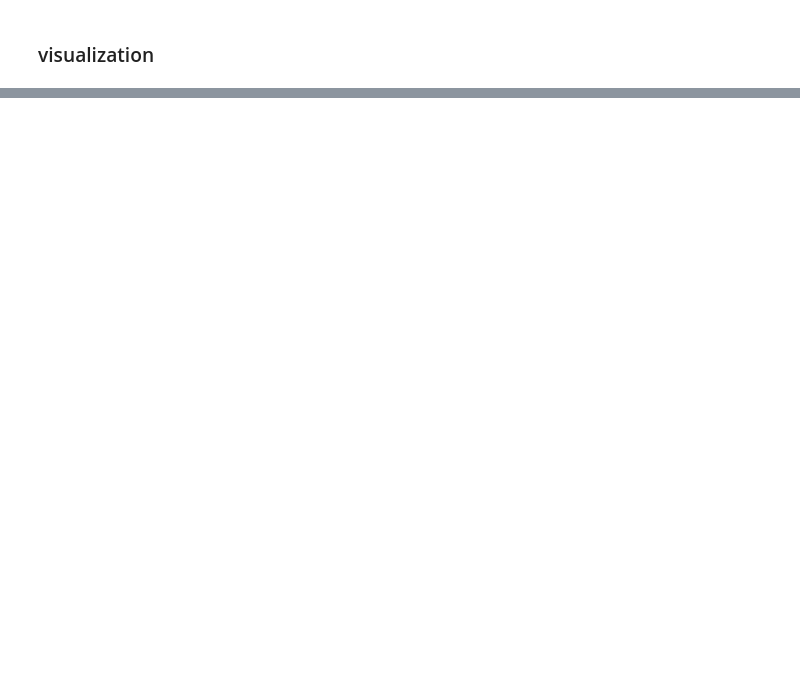
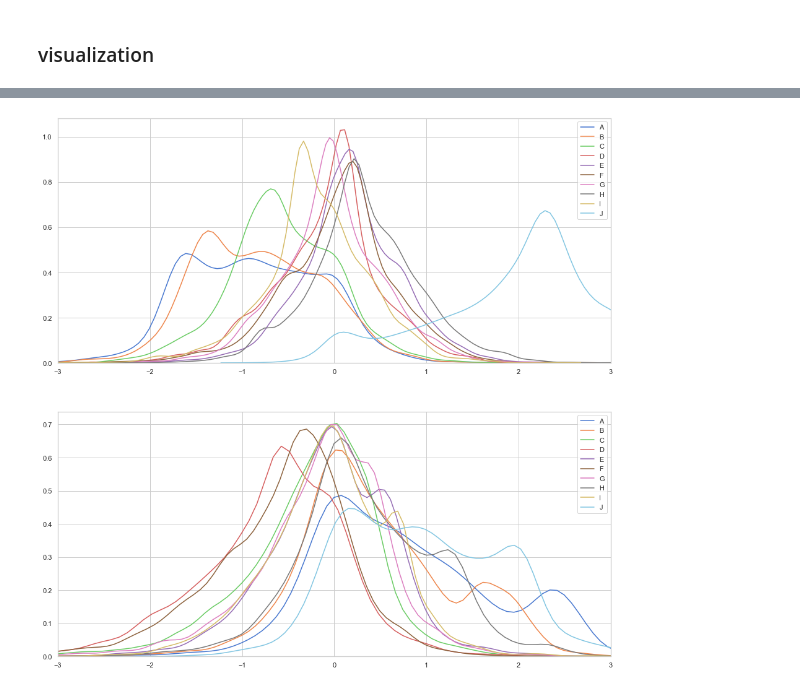
Before and after one commit to cake2357/Statistical-modeling, a Jupyter notebook: first_step_for H_bayes.ipynb, the cells around one changed output, grey strips where cells are left out. Cells and saved outputs as stored; diff of their text form; code cells hidden in the pictures; blank space fills up the shorter version.

```diff
--- a/first_step_for H_bayes.ipynb
+++ b/first_step_for H_bayes.ipynb
@@ -369,0 +347,16 @@ plt.show()
+# %%
+r1 = la_model2["r"][:,0,:]
+r2 = la_model2["r"][:,1,:]
+
+prefecture_name = ["A", "B", "C", "D", "E","F","G","H","I","J"]
+plt.figure(figsize=(16,16))
+plt.subplot(211)
+for i in range(r1.shape[1]):
+    sns.distplot(r1[:,i], hist=False, label=prefecture_name[i])
+plt.xlim([-3,3])
+plt.subplot(212)
+for i in range(r2.shape[1]):
+    sns.distplot(r2[:,i], hist=False, label=prefecture_name[i])
+    plt.xlim([-3,3])
+# %% [output]
+[figure, added]
```
Also changed, not shown: parts of 13 cells of this notebook.
